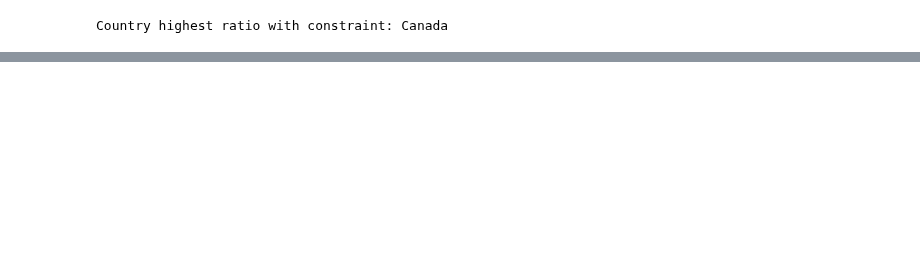
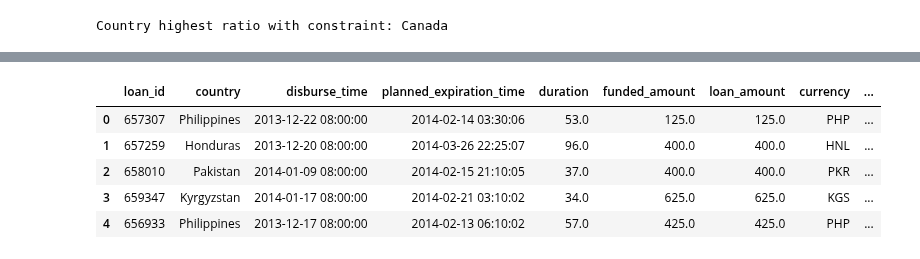
Before and after one commit to gaveter/Project_cs, a Jupyter notebook: Project.ipynb, the cells around one changed output, grey strips where cells are left out. Cells and saved outputs as stored; diff of their text form; code cells hidden in the pictures; blank space fills up the shorter version.

```diff
--- a/Project.ipynb
+++ b/Project.ipynb
@@ -752,0 +856,9 @@ Country highest ratio with constraint: Canada
+# %%
+loanYear.head()
+# %% [output]
+|  | loan_id | country | disburse_time | planned_expiration_time | duration | funded_amount | loan_amount | currency | ... |
+| 0 | 657307 | Philippines | 2013-12-22 08:00:00 | 2014-02-14 03:30:06 | 53.0 | 125.0 | 125.0 | PHP | ... |
+| 1 | 657259 | Honduras | 2013-12-20 08:00:00 | 2014-03-26 22:25:07 | 96.0 | 400.0 | 400.0 | HNL | ... |
+| 2 | 658010 | Pakistan | 2014-01-09 08:00:00 | 2014-02-15 21:10:05 | 37.0 | 400.0 | 400.0 | PKR | ... |
+| 3 | 659347 | Kyrgyzstan | 2014-01-17 08:00:00 | 2014-02-21 03:10:02 | 34.0 | 625.0 | 625.0 | KGS | ... |
+| 4 | 656933 | Philippines | 2013-12-17 08:00:00 | 2014-02-13 06:10:02 | 57.0 | 425.0 | 425.0 | PHP | ... |
```
Also changed, not shown: parts of 73 cells of this notebook.
